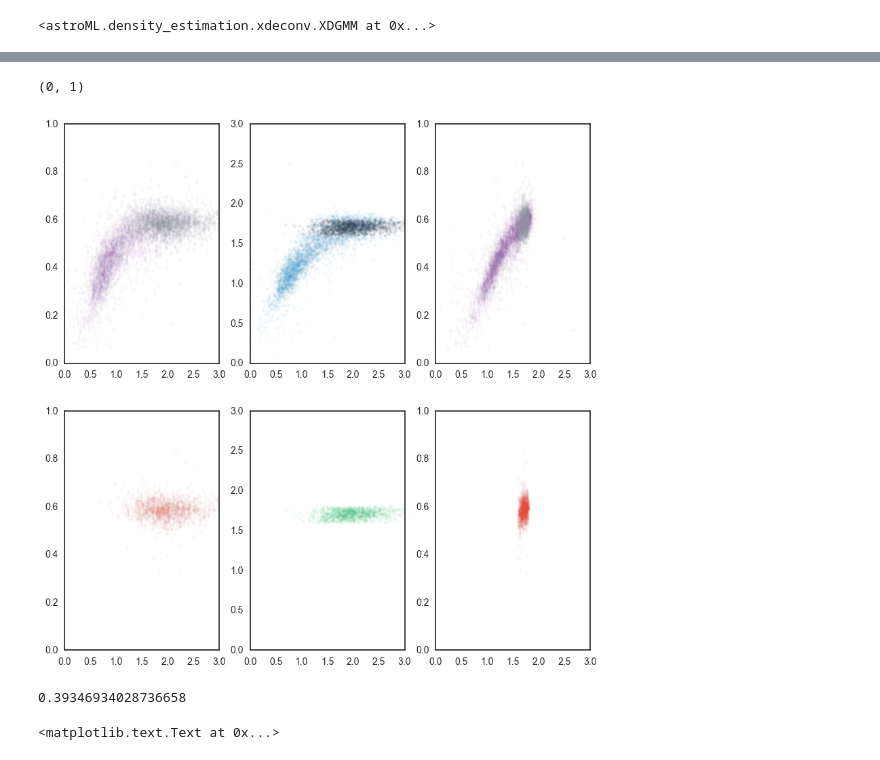
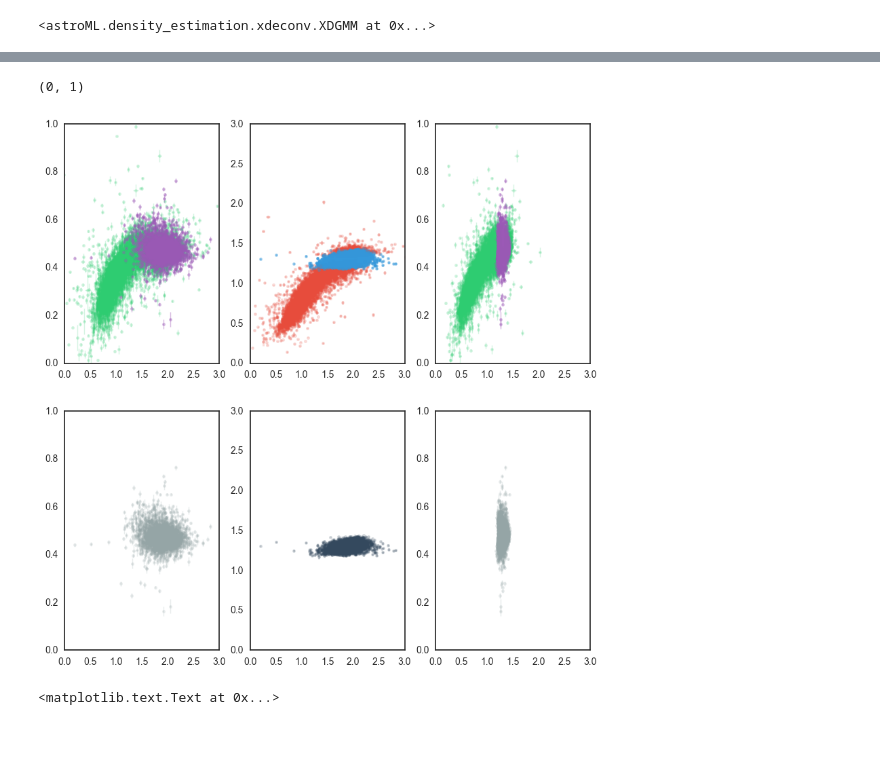
Before and after one commit to mjvakili/redsq, a Jupyter notebook: code/catalog_unifier.ipynb, the cells around one changed output, grey strips where cells are left out. Saved outputs shown, nothing was run; the diff lists cells and outputs as text; code cells hidden in the pictures.

```diff
--- a/code/catalog_unifier.ipynb
+++ b/code/catalog_unifier.ipynb
@@ -192,7 +192,7 @@ dp = np.hstack([gama_reduction() , sdss_reduction()])
 #dp = np.hstack([gama_reduction() , sdss_reduction() , cosmos_reduction()])
 zdp = dp[11,:]
 # %%
-mask = (zdp>.62) & (zdp<.64)
+mask = (zdp>.22) & (zdp<.24)
 dpp = dp[:,mask]
 print dpp.shape
 # %% [output]
@@ -253,24 +249,17 @@ import scipy as sc
 import scipy.linalg as linalg
 
 
-#print clf.mu.shape , clf.V.shape
 red_index = np.where(clf.mu[:,1] == clf.mu[:,1].max())[0]
-#print red_index
 mu_red , V_red= clf.mu[red_index] , clf.V[red_index][0]
-#print V_red
-#print mu_red , V_red
 dY_red = Y - mu_red
 V_red_inv = np.linalg.inv(V_red)
+VdY = np.tensordot(V_red_inv, dY_red , axes=(1,1))
+chi = np.sum(dY_red.T * VdY , axis = 0)
+mask = chi<2
 
-VdY = np.tensordot(V_red_inv, dY_red , axes=(1,1))
-#print VdY.shape
-chi = np.sum(dY_red.T * VdY , axis = 0)
-#print chi
-mask = chi<2
-#print dY_red.shape
-#np.dot(dY_red[3,:] , np.dot(np.linalg.inv(V_red) , dY_red[3,:]))
-#(dY_red*np.linalg.inv(V_red)[:,:,None]*dY_red).shape
-#np.dot((dY_red).T , np.linalg.solve(V_red[:,:,None] , dY_red))
+red_line = mu_red[0,1] + V_red[0,1]*(Y[:,0] - mu_red[0,0])/V_red[0,0]
+red_scatter = V_red[1,1] - V_red[0,1]**2./V_red[0,0]
+mask = (Y[:,1]>red_line - red_scatter**.5)&(Y[:,1]<red_line + red_scatter**.5)
 # %%
 plt.figure(figsize=(5,5))
 plt.scatter(Y[mask,0] , Y[mask,1] , s = 0.01)
@@ -362,54 +351,50 @@ fig , axs = plt.subplots(nrows=2, ncols=3 , figsize=(10,10))
 
 axs[0,0].errorbar(dpp[8,~mask], dpp[10,~mask] , xerr= (dpp[5,~mask]**2 + dpp[6,~mask]**2)**0.5 ,
              yerr = (dpp[6,~mask]**2 + dpp[7,~mask]**2)**0.5,
-             fmt = '.' , capsize = 0, alpha =0.02 , elinewidth=1,color = next(palette))
+             fmt = '.' , capsize = 0, alpha =0.2 , elinewidth=1,color = next(palette))
 axs[0,0].errorbar(dpp[8,mask], dpp[10,mask] , xerr= (dpp[5,mask]**2 + dpp[6,mask]**2)**0.5 ,
              yerr = (dpp[6,mask]**2 + dpp[7,mask]**2)**0.5,
-             fmt = '.' , capsize = 0, alpha =0.04 , elinewidth=1 , color = next(palette))
+             fmt = '.' , capsize = 0, alpha =0.4 , elinewidth=1 , color = next(palette))
 
 axs[1,0].errorbar(dpp[8,mask], dpp[10,mask] , xerr= (dpp[5,mask]**2 + dpp[6,mask]**2)**0.5 ,
              yerr = (dpp[6,mask]**2 + dpp[7,mask]**2)**0.5,
-             fmt = '.' , capsize = 0, alpha =0.02 , elinewidth=1 , color = next(palette))
+             fmt = '.' , capsize = 0, alpha =0.2 , elinewidth=1 , color = next(palette))
 axs[0,0].set_xlim(0,3)
 axs[0,0].set_ylim(0,1)
 axs[1,0].set_xlim(0,3)
 axs[1,0].set_ylim(0,1)
 
 axs[0,1].errorbar(dpp[8,~mask], dpp[9,~mask] , xerr= (dpp[5,~mask]**2 + dpp[6,~mask]**2)**0.5 ,
              yerr = (dpp[6,~mask]**2 + dpp[7,~mask]**2)**0.5,
-             fmt = '.' , capsize = 0, alpha =0.02 , elinewidth=2,color = next(palette))
+             fmt = '.' , capsize = 0, alpha =0.2 , elinewidth=2,color = next(palette))
 axs[0,1].errorbar(dpp[8,mask], dpp[9,mask] , xerr= (dpp[5,mask]**2 + dpp[6,mask]**2)**0.5 ,
              yerr = (dpp[6,mask]**2 + dpp[7,mask]**2)**0.5,
-             fmt = '.' , capsize = 0, alpha =0.04 , elinewidth=2 , color = next(palette))
+             fmt = '.' , capsize = 0, alpha =0.4 , elinewidth=2 , color = next(palette))
 
 axs[1,1].errorbar(dpp[8,mask], dpp[9,mask] , xerr= (dpp[5,mask]**2 + dpp[6,mask]**2)**0.5 ,
              yerr = (dpp[6,mask]**2 + dpp[7,mask]**2)**0.5,
-             fmt = '.' , capsize = 0, alpha =0.02 , elinewidth=2 , color = next(palette))
+             fmt = '.' , capsize = 0, alpha =0.2 , elinewidth=2 , color = next(palette))
 axs[0,1].set_xlim(0,3)
 axs[0,1].set_ylim(0,3)
 axs[1,1].set_xlim(0,3)
 axs[1,1].set_ylim(0,3)
 
 axs[0,2].errorbar(dpp[9,~mask], dpp[10,~mask] , xerr= (dpp[5,~mask]**2 + dpp[6,~mask]**2)**0.5 ,
              yerr = (dpp[6,~mask]**2 + dpp[7,~mask]**2)**0.5,
-             fmt = '.' , capsize = 0, alpha =0.02 , elinewidth=1,color = next(palette))
+             fmt = '.' , capsize = 0, alpha =0.2 , elinewidth=1,color = next(palette))
 axs[0,2].errorbar(dpp[9,mask], dpp[10,mask] , xerr= (dpp[5,mask]**2 + dpp[6,mask]**2)**0.5 ,
              yerr = (dpp[6,mask]**2 + dpp[7,mask]**2)**0.5,
-             fmt = '.' , capsize = 0, alpha =0.04 , elinewidth=1,color = next(palette))
+             fmt = '.' , capsize = 0, alpha =0.4 , elinewidth=1,color = next(palette))
 axs[1,2].errorbar(dpp[9,mask], dpp[10,mask] , xerr= (dpp[5,mask]**2 + dpp[6,mask]**2)**0.5 ,
              yerr = (dpp[6,mask]**2 + dpp[7,mask]**2)**0.5,
-             fmt = '.' , capsize = 0, alpha =0.02 , elinewidth=1 , color = next(palette))
+             fmt = '.' , capsize = 0, alpha =0.2 , elinewidth=1 , color = next(palette))
 axs[0,2].set_xlim(0,3)
 axs[0,2].set_ylim(0,1)
 axs[1,2].set_xlim(0,3)
 axs[1,2].set_ylim(0,1)
 # %% [output]
 (0, 1)
-[figure, old version]
+[figure, new version]
-# %%
-1-np.exp(-0.5)
-# %% [output]
-0.39346934028736658
 # %%
 fig , ax = plt.subplots(nrows=3,ncols=1 , figsize=(5,10))
 ax[0].scatter(dp[11,:] , dp[8,:] , s = 0.001 , color = next(palette))
```
Also changed, not shown: parts of 9 cells of this notebook.
